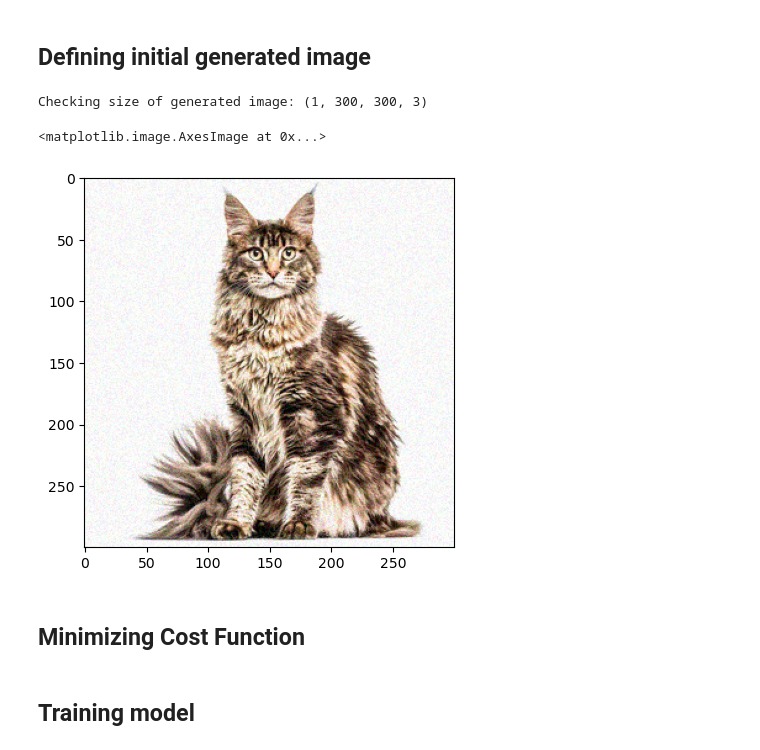
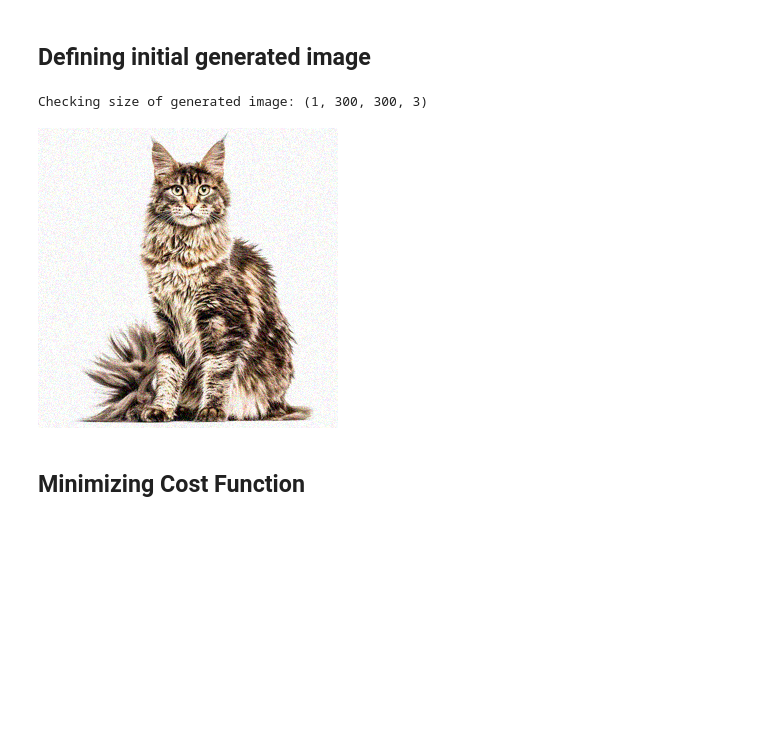
Before and after one commit to NinaCilliers/style_transfer, a Jupyter notebook: style_transfer.ipynb, the cells around one changed output. Drawn from its saved outputs; the diff is of its cells as text; code cells hidden in the pictures; blank space fills up the shorter version.

```diff
--- a/style_transfer.ipynb
+++ b/style_transfer.ipynb
@@ -192,19 +192,18 @@ def clip_me(image):
 # %%
 #initialize image to be geenrated
 #generated_image = tf.Variable(tf.image.convert_image_dtype(content_image, tf.float32))
 noise = tf.random.uniform(tf.shape(content_image),-.1,.1)
 generated_image = content_image + noise
 generated_image = clip_me(generated_image)
 generated_image = tf.Variable(generated_image)
 print(f'Checking size of generated image: {generated_image.get_shape()}')
 
-
+starting_point = copy.deepcopy(generated_image)
 image_check = show_tensor(generated_image)
-plt.imshow(image_check)
+display(image_check)
 # %% [output]
 Checking size of generated image: (1, 300, 300, 3)
-<matplotlib.image.AxesImage at 0x...>
-[figure, old version]
+[figure, new version]
 # %% [markdown]
 ## Minimizing Cost Function
 # %%
@@ -232,5 +232,3 @@ def train_step(generated_image):
 
     generated_image.assign(clip_me(generated_image))
     return J
-# %% [markdown]
-## Training model
```
Also changed, not shown: parts of 8 cells of this notebook.
